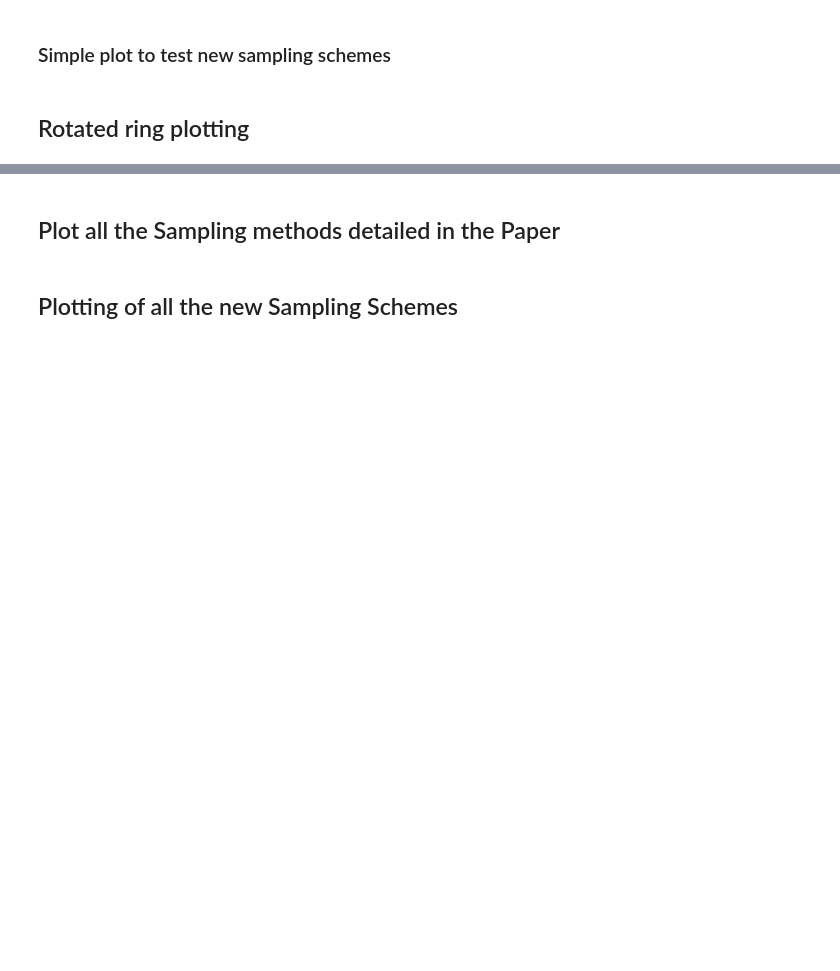
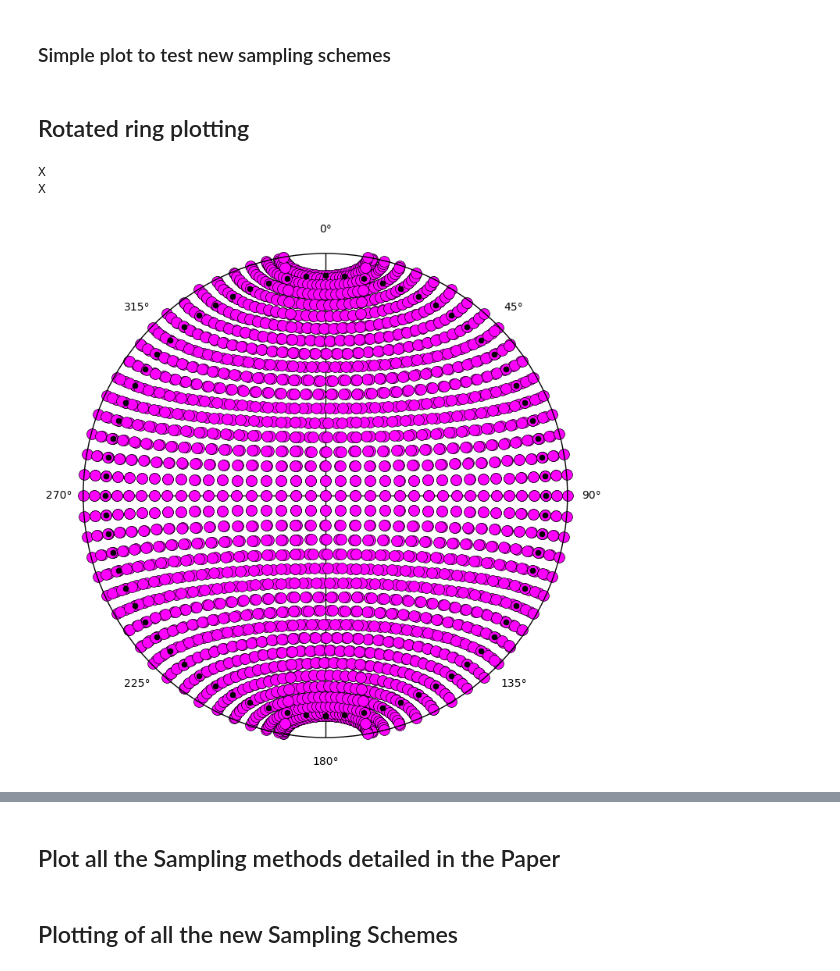
Before and after one commit to usnistgov/Texture-Sampling-PhaseMeasurement-BiasErrors, a Jupyter notebook: JupyterNotebooks/PoleFigurePhaseFractions.ipynb, the cells around one changed output, grey strips where cells are left out. Drawn from its saved outputs; the diff is of its cells as text; code cells hidden in the pictures; blank space fills up the shorter version.

```diff
--- a/JupyterNotebooks/PoleFigurePhaseFractions.ipynb
+++ b/JupyterNotebooks/PoleFigurePhaseFractions.ipynb
@@ -488,9 +488,10 @@ def RingPerpTD(res):
 ## Series of rotated rings
 # %%
 # Perpendicular to RD
-def RingRotRD(res,theta,omega_list): #add omega
+def RingRot(res,theta,omega_list,rotaxis): #add omega
     name="Ring Perpendicular to eZ"
     #name="Ring Perpendicular to ND"
+    print rotaxis
 
     #Generate the ring of rotations
     yaxis=np.ndarray.tolist(np.arange(0.0, 360.0001, res))#rotation
@@ -506,8 +507,12 @@ def RingRotRD(res,theta,omega_list): #add omega
         r_list=[]
         t_list=[]
         for i, value in enumerate(yaxis):
-
-            (r,t)=cart2sphDeg(np.einsum('ij,j', RotateYMatrix(omega_step), sph2cartDeg(value,xaxis[i])))
+            if rotaxis=='X':
+                (r,t)=cart2sphDeg(np.einsum('ij,j', RotateXMatrix(omega_step), sph2cartDeg(value,xaxis[i])))
+            elif rotaxis=='Y':
+                (r,t)=cart2sphDeg(np.einsum('ij,j', RotateYMatrix(omega_step), sph2cartDeg(value,xaxis[i])))
+            else:
+                print "Not a supported rotation axis"
 
             #(r,t)=StepRotateRing(value,xaxis[i],omega_step)
             #print value, xaxis[i], omega_step,r,t
@@ -880,30 +772,35 @@ plt.show()
 # %%
 fig = plt.figure(figsize=(8,8), dpi=600)
 
 ax10 = fig.add_subplot(111, projection='stereonet')
 
 ax10.plane(0.0, 90.0, 'k-', linewidth=1)
 ax10.plane(90.0, 90.0, 'k-', linewidth=1)
 
 #RingRotRD
 res=5
 theta=10
 
 omega_list=np.arange(-90, 91, 5 )
 
 #l1=ax10.pole(0, 0, marker ="s",mfc='k', markersize=10, clip_on=False,markeredgecolor='black', markeredgewidth=0.5)
 
-SchemeName,Coordinates=RingRotRD(res,theta,omega_list)
+SchemeName,Coordinates=RingRot(res,theta,omega_list,'X')
 #print Coordinates
 dip, strike =Coordinates['Tilt'], (Coordinates['Rotation']-90.0)
 l1=ax10.pole(strike, dip, marker ='o',mfc='magenta', markersize=10, clip_on=False,markeredgecolor='black', markeredgewidth=0.5)
 
-SchemeName,Coordinates=RingRotRD(res,theta,omega_list=[])
+omega_list=[]
+SchemeName,Coordinates=RingRot(res,theta,omega_list,'X')
 #print Coordinates
 dip, strike =Coordinates['Tilt'], (Coordinates['Rotation']-90.0)
 l1=ax10.pole(strike, dip, marker ='o',mfc='k', markersize=5, clip_on=False,markeredgecolor='black', markeredgewidth=0.5)
 #l1=ax10.plane(-90, 10, marker ="+",mfc='purple', markersize=10, clip_on=False,markeredgecolor='black', markeredgewidth=0.5)
 #l1=ax10.pole(-90, 10, marker ="x",mfc='purple', markersize=10, clip_on=False,markeredgecolor='black', markeredgewidth=0.5)
 
 
 plt.show()
+# %% [output]
+X
+X
+[figure, added]
```
Also changed, not shown: parts of 17 cells of this notebook.
